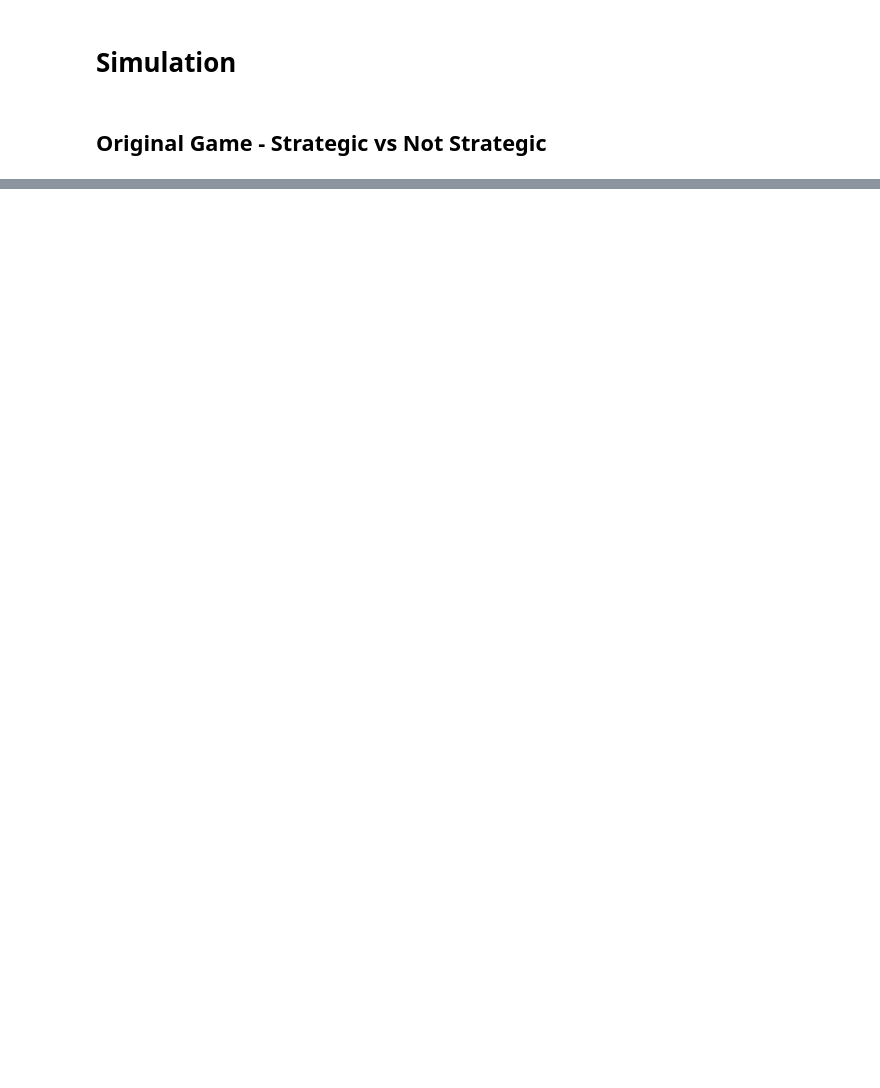
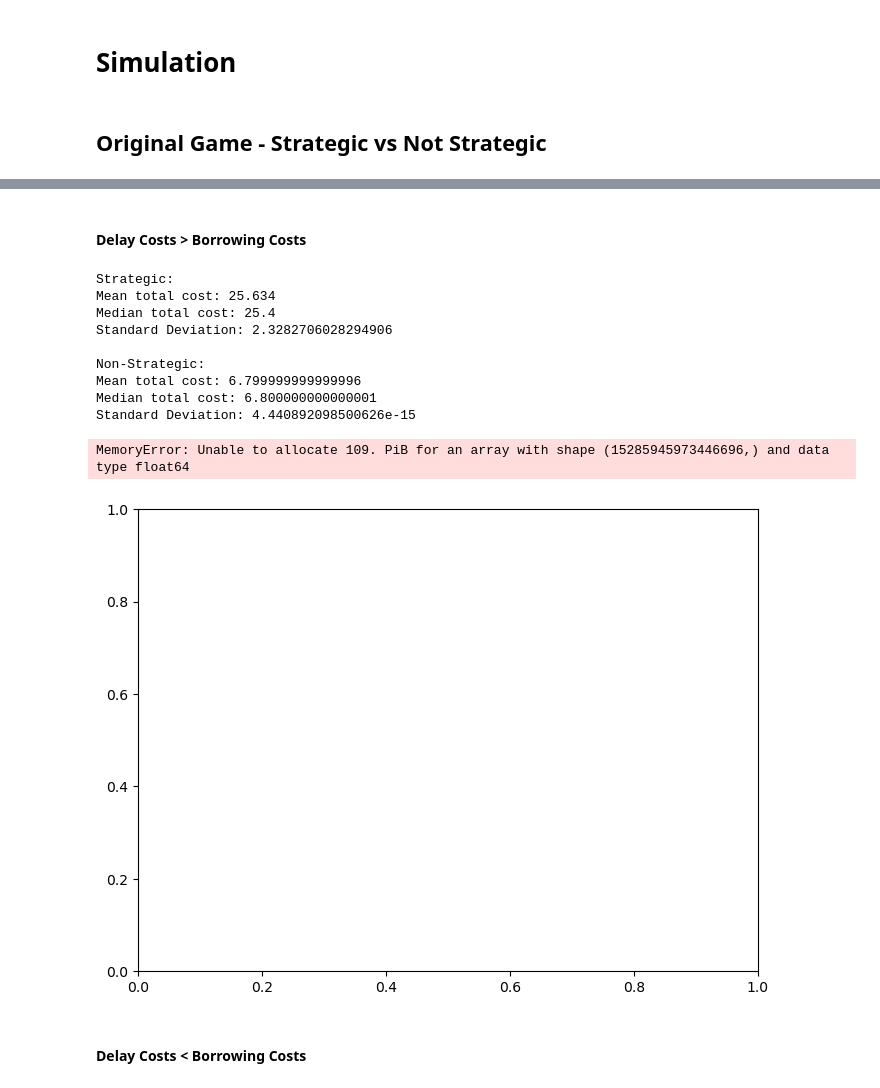
Before and after one commit to KennethSee/IntradayLiquidityGameSimulation, a Jupyter notebook: simulation.ipynb, the cells around one changed output, grey strips where cells are left out. Cells and saved outputs as stored; diff of their text form; code cells hidden in the pictures; blank space fills up the shorter version.

Commit message:
add borrowing cost calculation

```diff
--- a/simulation.ipynb
+++ b/simulation.ipynb
@@ -417,3 +414,20 @@ calculate_delay_cost("test_sim", "acc2", 0.2)
+# %%
+def calculate_borrowing_cost(sim_name, account: str, gamma: float):
+    df_credit_facility = pd.read_csv(f'{sim_name}-credit_facility.csv')
+
+    # Filter for the given account
+    relevant_credit = df_credit_facility[df_credit_facility['account'] == account]
+
+    # Initialize total borrowing cost
+    total_borrowing_cost = 0
+
+    # Calculate borrowing cost at each period
+    for _, row in relevant_credit.iterrows():
+        borrowed_amount = row['total_credit']
+        borrowing_cost = borrowed_amount * gamma
+        total_borrowing_cost += borrowing_cost
+
+    return total_borrowing_cost
 # %% [markdown]
 # Simulation
 # %%
@@ -523,0 +526,33 @@ for file in csv_files:
+# %% [markdown]
+#### Delay Costs > Borrowing Costs
+# %%
+p_t = 0.8
+delta = 0.3
+gamma = 0.2
+n_simulations = 100
+# %%
+total_costs_strategic = []
+total_costs_non_strategic = []
+
+for sim_seed in range(1000, 1000 + n_simulations):
+    total_cost_strategic = simulate_original_game(p_t, delta, gamma, sim_seed, True)
+    total_costs_strategic.append(total_cost_strategic)
+
+    total_cost_non_strategic = simulate_original_game(p_t, delta, gamma, sim_seed, False)
+    total_costs_non_strategic.append(total_cost_non_strategic)
+# %%
+visualize_costs(total_costs_strategic, total_costs_non_strategic, 'Strategic', 'Non-Strategic')
+# %% [output]
+Strategic:
+Mean total cost: 25.634
+Median total cost: 25.4
+Standard Deviation: 2.3282706028294906
+
+Non-Strategic:
+Mean total cost: 6.799999999999996
+Median total cost: 6.800000000000001
+Standard Deviation: 4.440892098500626e-15
+MemoryError: Unable to allocate 109. PiB for an array with shape (15285945973446696,) and data type float64
+[figure, added]
+# %% [markdown]
+#### Delay Costs < Borrowing Costs
```
Also changed, not shown: parts of 10 cells of this notebook.
